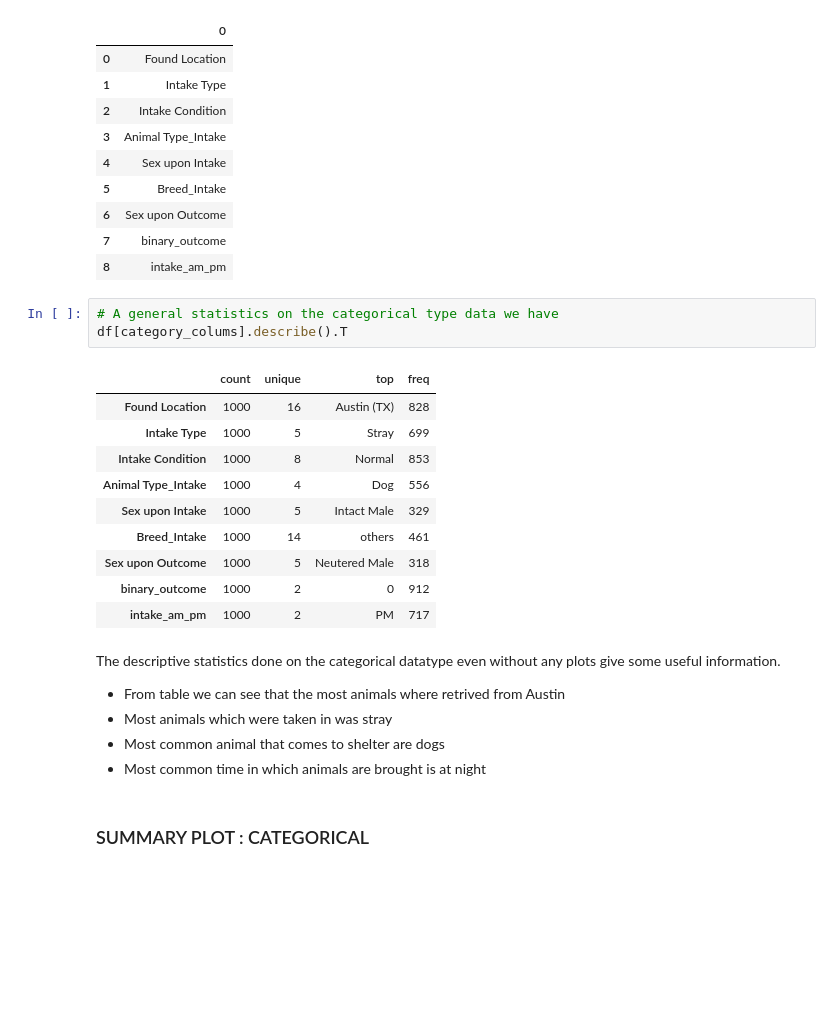
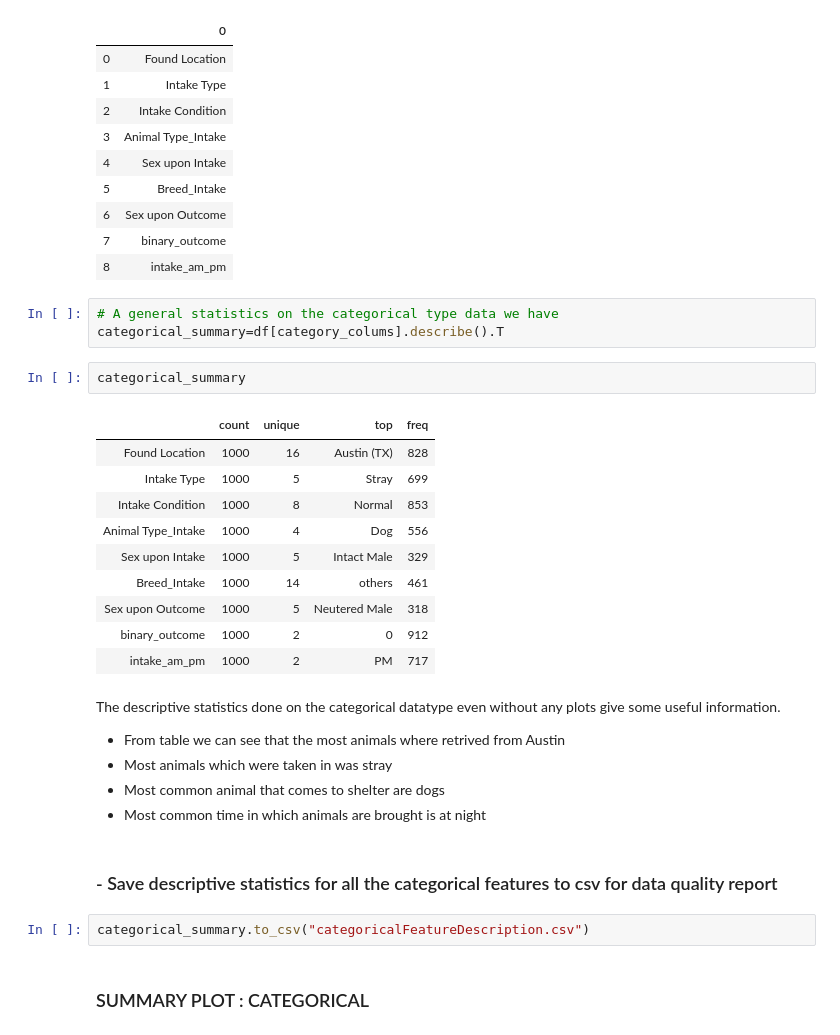
Before and after one commit to sachsom95/Animal-shelter-data-Exploratory-Analysis, a Jupyter notebook: Animal_shelter_data_analysis.ipynb, the cells around one changed output. Saved outputs shown, nothing was run; the diff lists cells and outputs as text; blank space fills up the shorter version.

```diff
--- a/Animal_shelter_data_analysis.ipynb
+++ b/Animal_shelter_data_analysis.ipynb
@@ -660,24 +663,30 @@ display(pd.DataFrame(category_colums))
 | 8 | intake_am_pm |
 # %%
 # A general statistics on the categorical type data we have
-df[category_colums].describe().T
+categorical_summary=df[category_colums].describe().T
-# %% [output]
-|  | count | unique | top | freq |
-| Found Location | 1000 | 16 | Austin (TX) | 828 |
-| Intake Type | 1000 | 5 | Stray | 699 |
-| Intake Condition | 1000 | 8 | Normal | 853 |
-| Animal Type_Intake | 1000 | 4 | Dog | 556 |
-| Sex upon Intake | 1000 | 5 | Intact Male | 329 |
-| Breed_Intake | 1000 | 14 | others | 461 |
-| Sex upon Outcome | 1000 | 5 | Neutered Male | 318 |
-| binary_outcome | 1000 | 2 | 0 | 912 |
-| intake_am_pm | 1000 | 2 | PM | 717 |
+# %%
+categorical_summary
+# %% [output]
+|  | count | unique | top | freq |
+| Found Location | 1000 | 16 | Austin (TX) | 828 |
+| Intake Type | 1000 | 5 | Stray | 699 |
+| Intake Condition | 1000 | 8 | Normal | 853 |
+| Animal Type_Intake | 1000 | 4 | Dog | 556 |
+| Sex upon Intake | 1000 | 5 | Intact Male | 329 |
+| Breed_Intake | 1000 | 14 | others | 461 |
+| Sex upon Outcome | 1000 | 5 | Neutered Male | 318 |
+| binary_outcome | 1000 | 2 | 0 | 912 |
+| intake_am_pm | 1000 | 2 | PM | 717 |
 # %% [markdown]
 The descriptive statistics done on the categorical datatype even without any plots give some useful information.
 <ul><li>From table we can see that the most animals where retrived from Austin</li>
     <li>Most animals which were taken in was stray</li>
     <li>Most common animal that comes to shelter are dogs</li>
     <li>Most common time in which animals are brought is at night</li></ul>
+# %% [markdown]
+### - Save descriptive statistics for all the categorical features to csv for data quality report
+# %%
+categorical_summary.to_csv("categoricalFeatureDescription.csv")
 # %% [markdown]
 <h3> SUMMARY PLOT : CATEGORICAL </h3>
 # %% [markdown]
```
Also changed, not shown: parts of 29 cells of this notebook.
